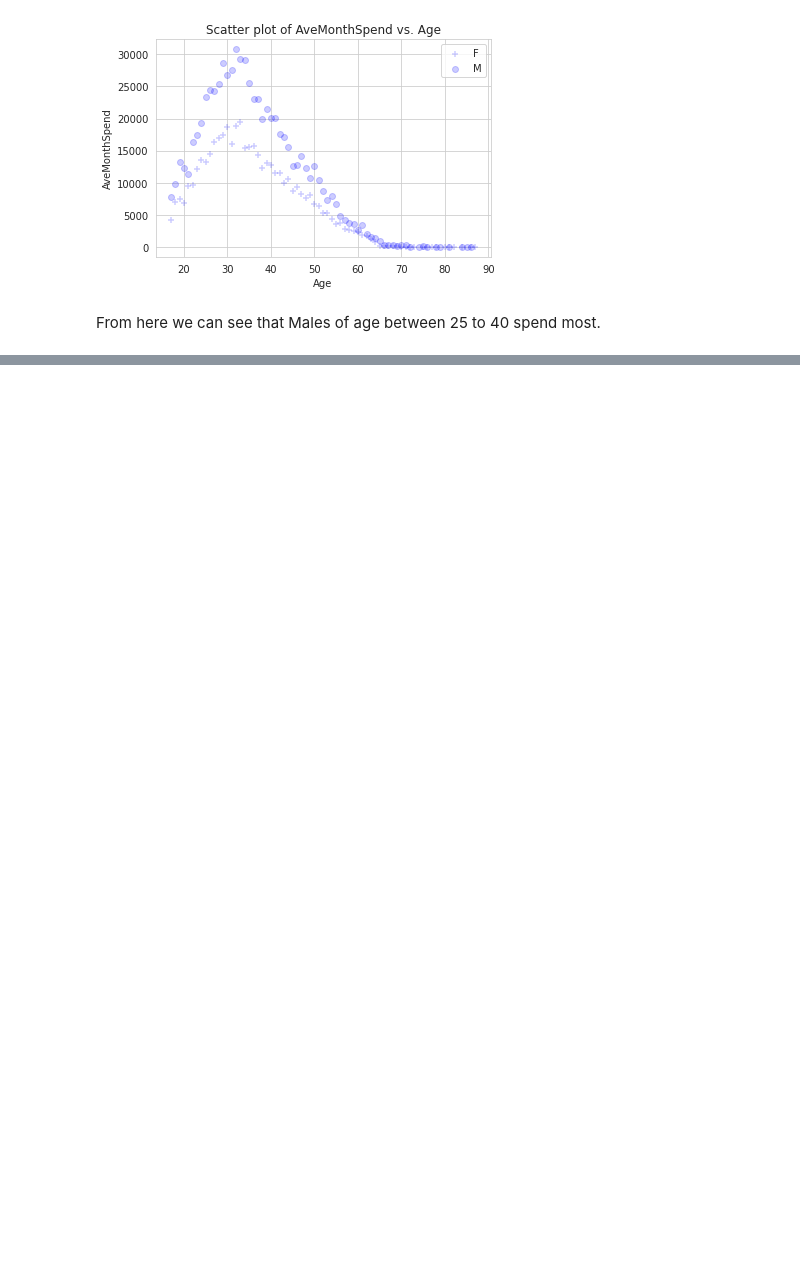
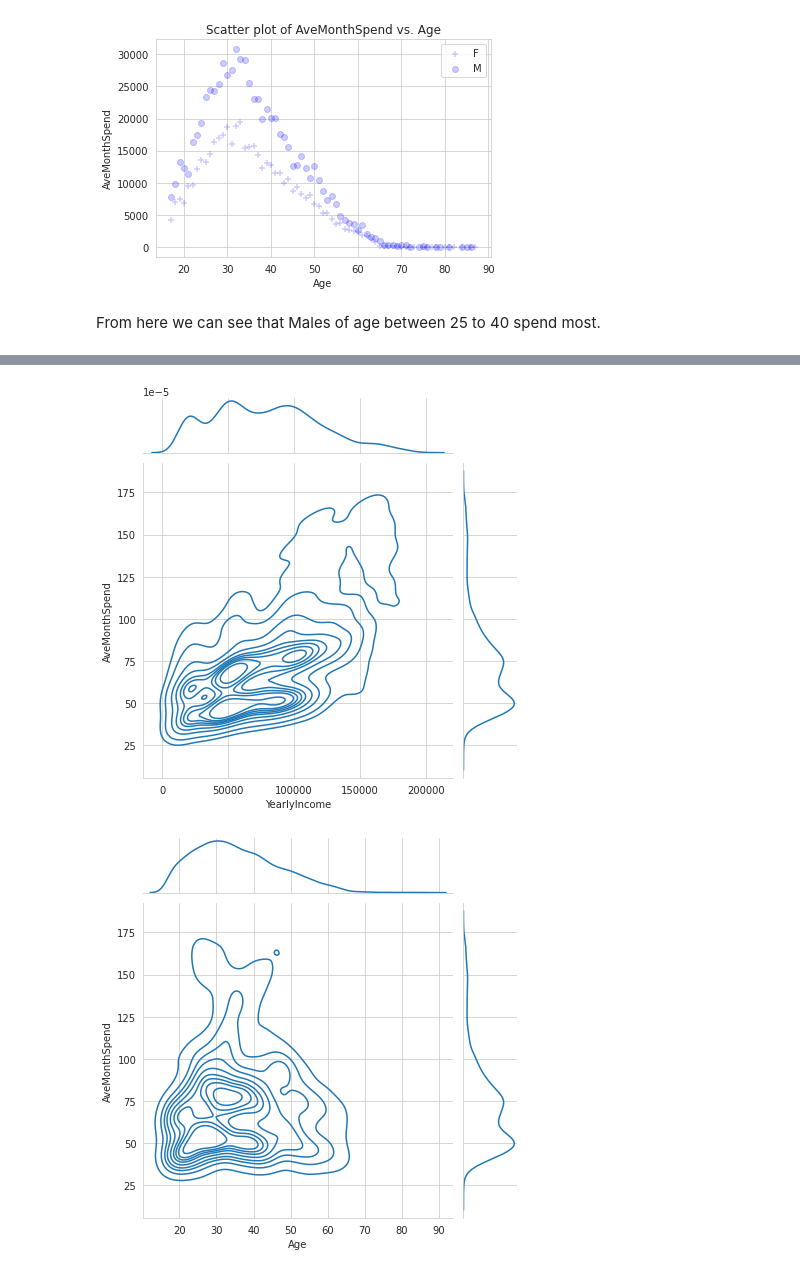
Before and after one commit to Karrthik-Arya/Moodify-Learning, a Jupyter notebook: Assignment-2/Problem-1.ipynb, the cells around one changed output, grey strips where cells are left out. Saved outputs shown, nothing was run; the diff lists cells and outputs as text; code cells hidden in the pictures; blank space fills up the shorter version.

```diff
--- a/Assignment-2/Problem-1.ipynb
+++ b/Assignment-2/Problem-1.ipynb
@@ -297,0 +308,13 @@ From here we can see that Males of age between 25 to 40 spend most.
+# %%
+def plot_density_2d(data, cols, col_y = 'AveMonthSpend', kind ='kde'):
+    for col in cols:
+        sns.set_style("whitegrid")
+        sns.jointplot(col, col_y, data=data, kind=kind)
+        plt.xlabel(col) # Set text for the x axis
+        plt.ylabel(col_y)# Set text for y axis
+        plt.show()
+
+plot_density_2d(AW_data,num_cols)
+# %% [output]
+[figure, added]
+[figure, added]
```
Also changed, not shown: parts of 36 cells of this notebook, 2 other files.
